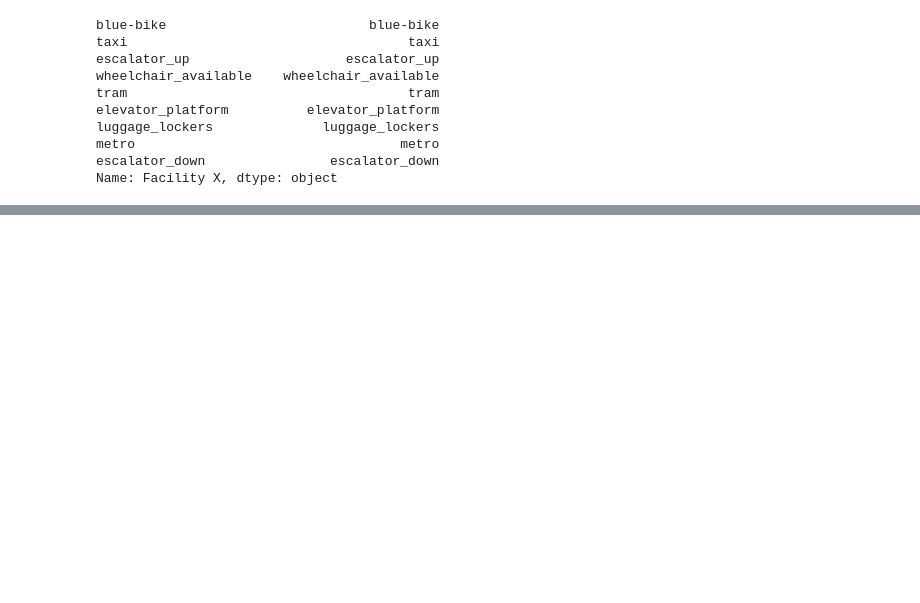
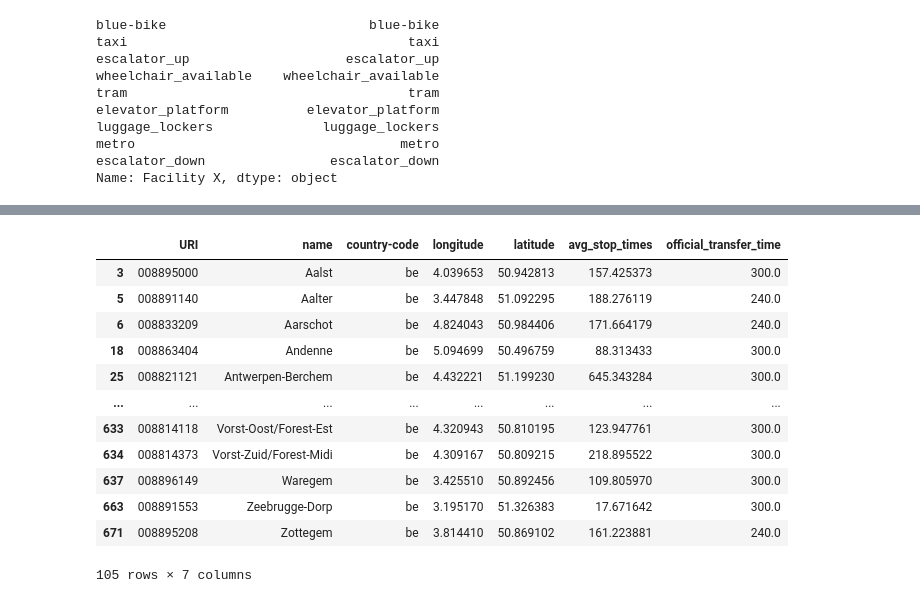
Before and after one commit to Seoyangsam/ACRM, a Jupyter notebook: src/data_processing/Q14.ipynb, the cells around one changed output, grey strips where cells are left out. Cells and saved outputs as stored; diff of their text form; code cells hidden in the pictures; blank space fills up the shorter version.

```diff
--- a/src/data_processing/Q14.ipynb
+++ b/src/data_processing/Q14.ipynb
@@ -135,0 +123,17 @@ stations_rare_facilities
+# %%
+stations_rare_df = stations[(stations['URI'].isin(stations_rare_facilities[0])) | (stations['URI'].isin(stations_rare_facilities[1])) | (stations['URI'].isin(stations_rare_facilities[2])) | (stations['URI'].isin(stations_rare_facilities[3])) | (stations['URI'].isin(stations_rare_facilities[4])) | (stations['URI'].isin(stations_rare_facilities[5])) | (stations['URI'].isin(stations_rare_facilities[6])) | (stations['URI'].isin(stations_rare_facilities[7])) | (stations['URI'].isin(stations_rare_facilities[8])) ]
+stations_rare_df
+# %% [output]
+|  | URI | name | country-code | longitude | latitude | avg_stop_times | official_transfer_time |
+| 3 | 008895000 | Aalst | be | 4.039653 | 50.942813 | 157.425373 | 300.0 |
+| 5 | 008891140 | Aalter | be | 3.447848 | 51.092295 | 188.276119 | 240.0 |
+| 6 | 008833209 | Aarschot | be | 4.824043 | 50.984406 | 171.664179 | 240.0 |
+| 18 | 008863404 | Andenne | be | 5.094699 | 50.496759 | 88.313433 | 300.0 |
+| 25 | 008821121 | Antwerpen-Berchem | be | 4.432221 | 51.199230 | 645.343284 | 300.0 |
+| ... | ... | ... | ... | ... | ... | ... | ... |
+| 633 | 008814118 | Vorst-Oost/Forest-Est | be | 4.320943 | 50.810195 | 123.947761 | 300.0 |
+| 634 | 008814373 | Vorst-Zuid/Forest-Midi | be | 4.309167 | 50.809215 | 218.895522 | 300.0 |
+| 637 | 008896149 | Waregem | be | 3.425510 | 50.892456 | 109.805970 | 300.0 |
+| 663 | 008891553 | Zeebrugge-Dorp | be | 3.195170 | 51.326383 | 17.671642 | 300.0 |
+| 671 | 008895208 | Zottegem | be | 3.814410 | 50.869102 | 161.223881 | 240.0 |
+105 rows × 7 columns
```
Also changed, not shown: parts of 10 cells of this notebook, 2 other files.
